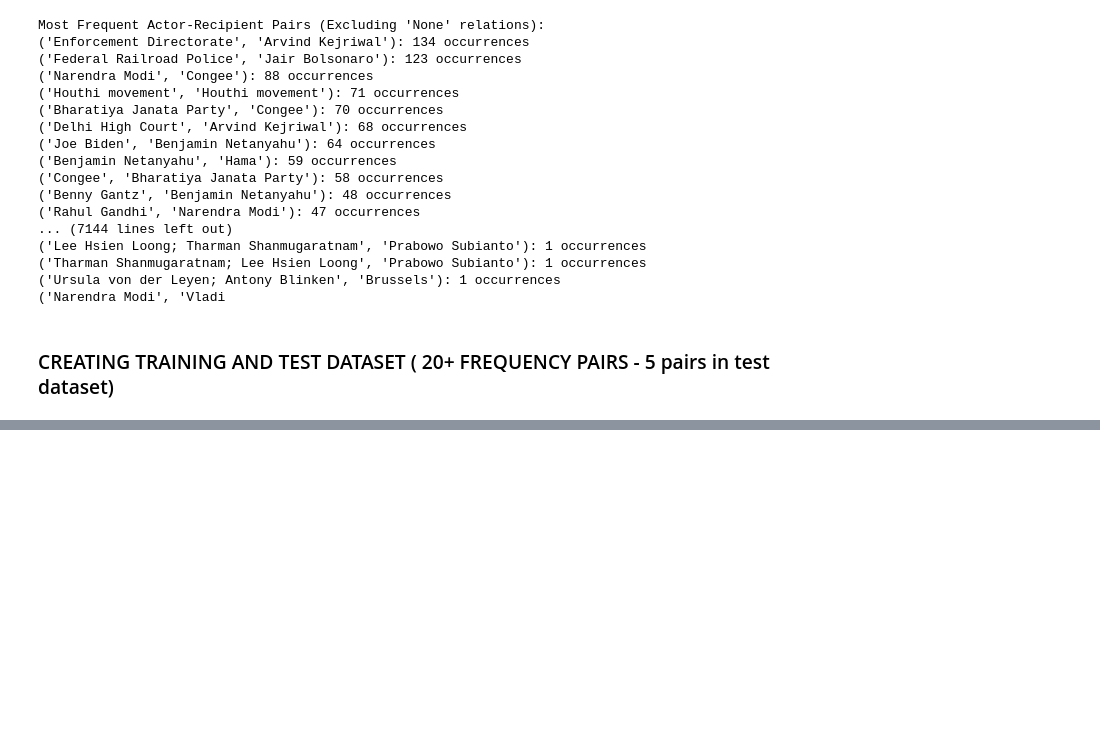
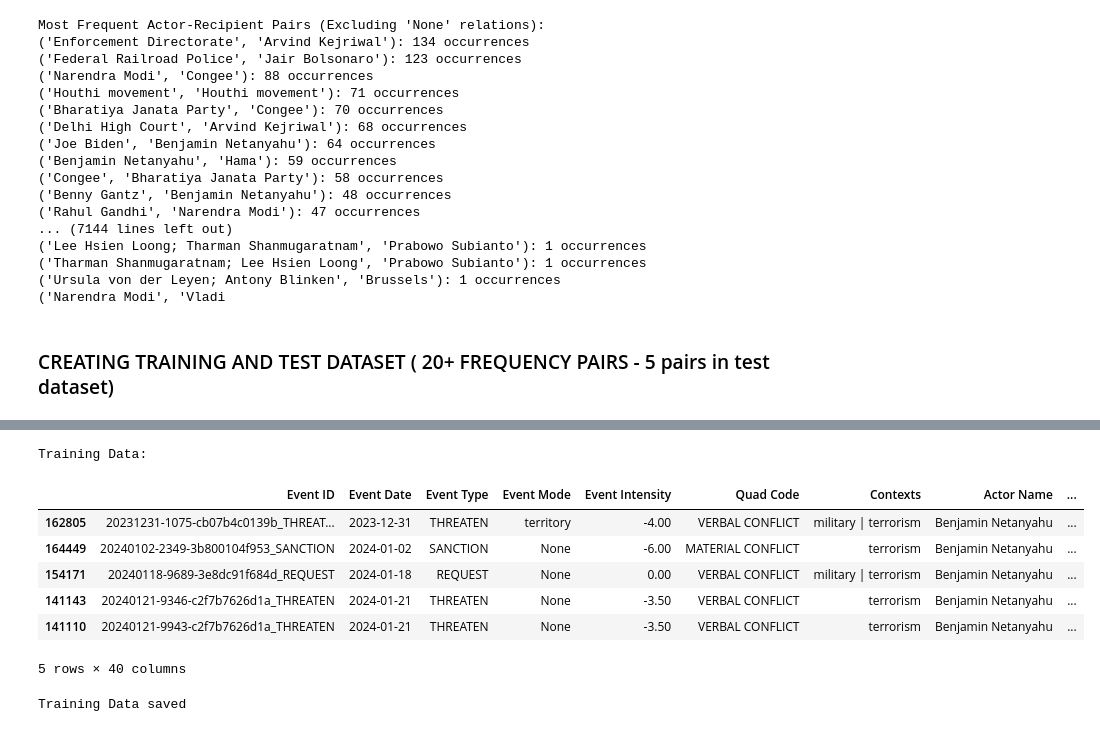
Before and after one commit to Aditya100401/GraphRAG, a Jupyter notebook: dataset_preparation.ipynb, the cells around one changed output, grey strips where cells are left out. Cells and saved outputs as stored; diff of their text form; code cells hidden in the pictures; blank space fills up the shorter version.

```diff
--- a/dataset_preparation.ipynb
+++ b/dataset_preparation.ipynb
@@ -250,0 +257,18 @@ if __name__ == "__main__":
+# %%
+print("Training Data:")
+train_df.head()
+# %% [output]
+Training Data:
+|  | Event ID | Event Date | Event Type | Event Mode | Event Intensity | Quad Code | Contexts | Actor Name | ... |
+| 162805 | 20231231-1075-cb07b4c0139b_THREAT... | 2023-12-31 | THREATEN | territory | -4.00 | VERBAL CONFLICT | military | terrorism | Benjamin Netanyahu | ... |
+| 164449 | 20240102-2349-3b800104f953_SANCTION | 2024-01-02 | SANCTION | None | -6.00 | MATERIAL CONFLICT | terrorism | Benjamin Netanyahu | ... |
+| 154171 | 20240118-9689-3e8dc91f684d_REQUEST | 2024-01-18 | REQUEST | None | 0.00 | VERBAL CONFLICT | military | terrorism | Benjamin Netanyahu | ... |
+| 141143 | 20240121-9346-c2f7b7626d1a_THREATEN | 2024-01-21 | THREATEN | None | -3.50 | VERBAL CONFLICT | terrorism | Benjamin Netanyahu | ... |
+| 141110 | 20240121-9943-c2f7b7626d1a_THREATEN | 2024-01-21 | THREATEN | None | -3.50 | VERBAL CONFLICT | terrorism | Benjamin Netanyahu | ... |
+5 rows × 40 columns
+# %%
+# Save the DataFrame to a CSV file in the local folder
+train_df.to_csv('train_data.csv', index=False)
+print("Training Data saved")
+# %% [output]
+Training Data saved
```
Also changed, not shown: parts of 4 cells of this notebook, 1 other file.
